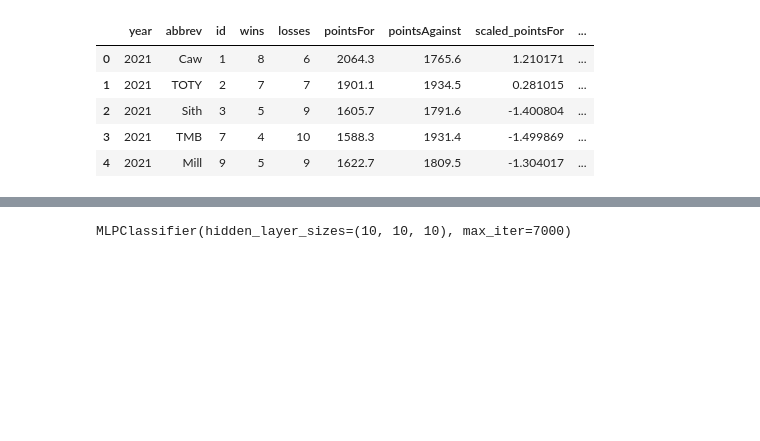
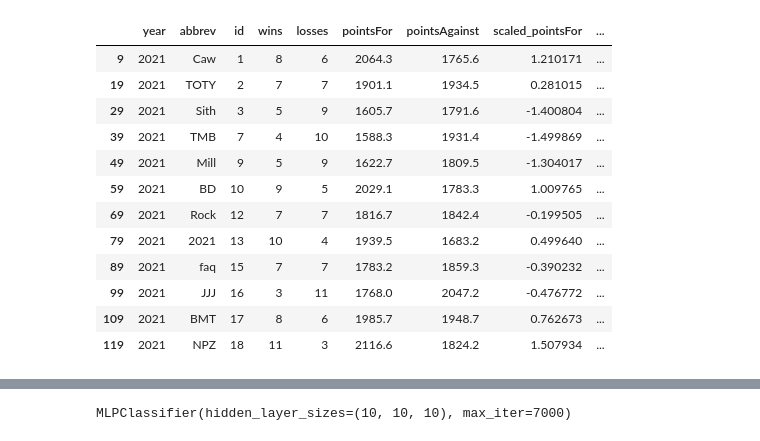
Before and after one commit to johanan/ESPN-Fantasy-Football-Analysis, a Jupyter notebook: espnff_ML_all.ipynb, the cells around one changed output, grey strips where cells are left out. Drawn from its saved outputs; the diff is of its cells as text; code cells hidden in the pictures; blank space fills up the shorter version.

```diff
--- a/espnff_ML_all.ipynb
+++ b/espnff_ML_all.ipynb
@@ -30,15 +34,22 @@ teams_df.head()
-# %%
-with_games = teams_df.merge(scaled_games_df, left_on=['year', 'id'], right_on=['year', 'Team'])
-with_games.to_csv("ml_all.csv")
-ml_df = with_games
-ml_df.head()
-# %% [output]
-|  | year | abbrev | id | wins | losses | pointsFor | pointsAgainst | scaled_pointsFor | ... |
-| 0 | 2021 | Caw | 1 | 8 | 6 | 2064.3 | 1765.6 | 1.210171 | ... |
-| 1 | 2021 | TOTY | 2 | 7 | 7 | 1901.1 | 1934.5 | 0.281015 | ... |
-| 2 | 2021 | Sith | 3 | 5 | 9 | 1605.7 | 1791.6 | -1.400804 | ... |
-| 3 | 2021 | TMB | 7 | 4 | 10 | 1588.3 | 1931.4 | -1.499869 | ... |
-| 4 | 2021 | Mill | 9 | 5 | 9 | 1622.7 | 1809.5 | -1.304017 | ... |
+# %%
+sum_luck = games_df.groupby(['year', 'id'])['unlucky_loss', 'lucky_win'].sum()
+with_luck = teams_df.merge(sum_luck, left_on=['year', 'id'], right_on=['year', 'id'])
+ml_df = with_luck
+with_luck.loc[with_luck['year'] == current_year].head(12)
+# %% [output]
+|  | year | abbrev | id | wins | losses | pointsFor | pointsAgainst | scaled_pointsFor | ... |
+| 9 | 2021 | Caw | 1 | 8 | 6 | 2064.3 | 1765.6 | 1.210171 | ... |
+| 19 | 2021 | TOTY | 2 | 7 | 7 | 1901.1 | 1934.5 | 0.281015 | ... |
+| 29 | 2021 | Sith | 3 | 5 | 9 | 1605.7 | 1791.6 | -1.400804 | ... |
+| 39 | 2021 | TMB | 7 | 4 | 10 | 1588.3 | 1931.4 | -1.499869 | ... |
+| 49 | 2021 | Mill | 9 | 5 | 9 | 1622.7 | 1809.5 | -1.304017 | ... |
+| 59 | 2021 | BD | 10 | 9 | 5 | 2029.1 | 1783.3 | 1.009765 | ... |
+| 69 | 2021 | Rock | 12 | 7 | 7 | 1816.7 | 1842.4 | -0.199505 | ... |
+| 79 | 2021 | 2021 | 13 | 10 | 4 | 1939.5 | 1683.2 | 0.499640 | ... |
+| 89 | 2021 | faq | 15 | 7 | 7 | 1783.2 | 1859.3 | -0.390232 | ... |
+| 99 | 2021 | JJJ | 16 | 3 | 11 | 1768.0 | 2047.2 | -0.476772 | ... |
+| 109 | 2021 | BMT | 17 | 8 | 6 | 1985.7 | 1948.7 | 0.762673 | ... |
+| 119 | 2021 | NPZ | 18 | 11 | 3 | 2116.6 | 1824.2 | 1.507934 | ... |
 # %%
 just_itm = ml_df[ml_df['year'] != current_year]
 X = just_itm[fields_to_use]
```
Also changed, not shown: parts of 4 cells of this notebook, 10 other files.
